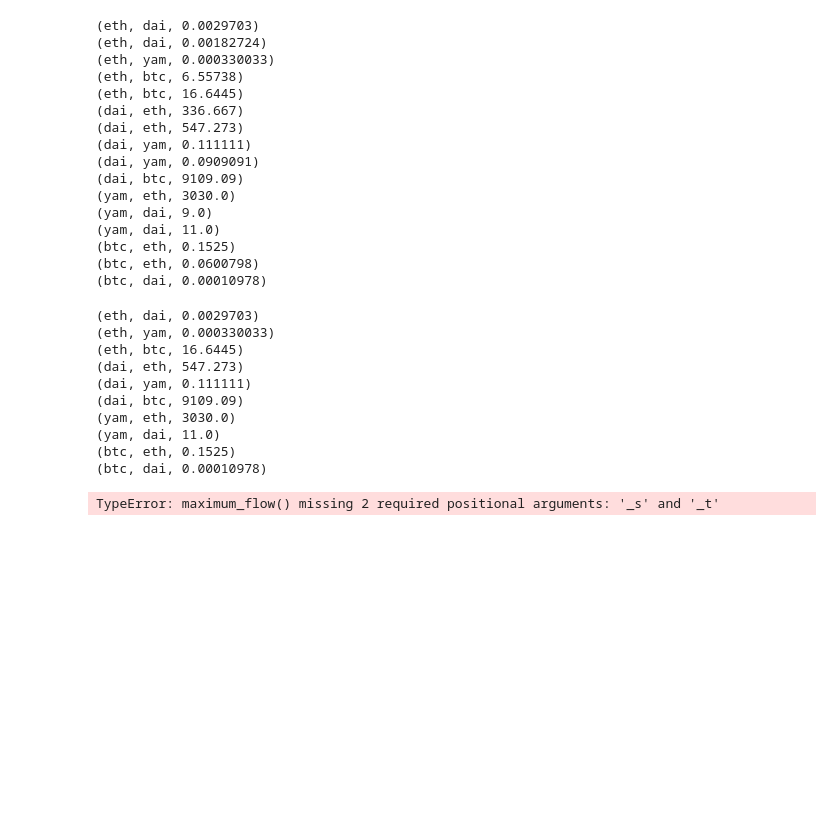
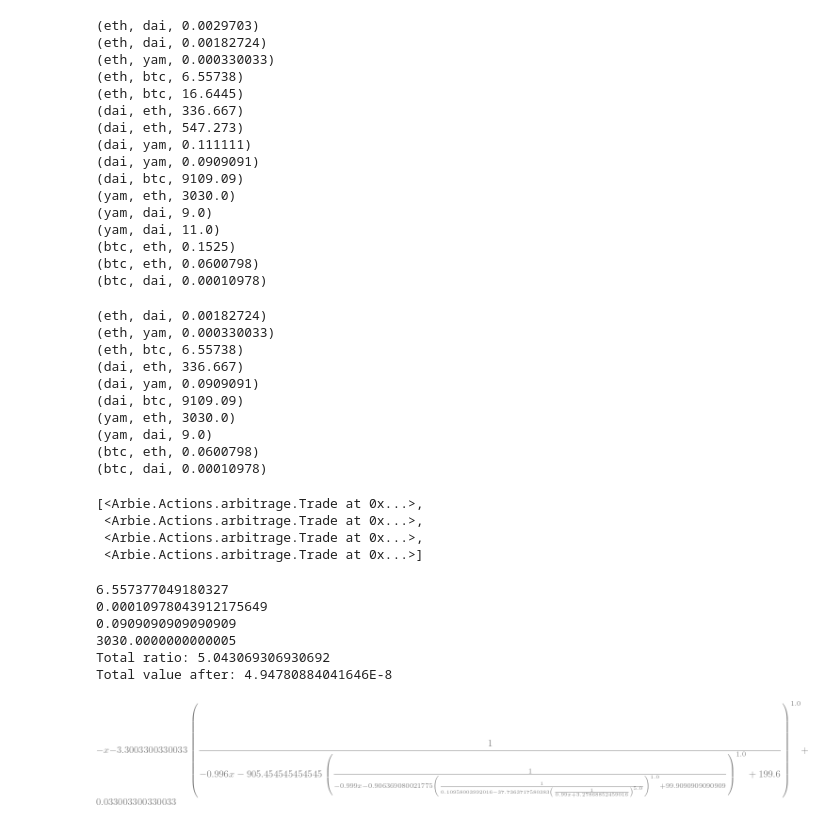
Before and after one commit to owodunni/arbie, a Jupyter notebook: example/TradingGraph.ipynb, the cells around one changed output. Cells and saved outputs as stored; diff of their text form; code cells hidden in the pictures; blank space fills up the shorter version.

```diff
--- a/example/TradingGraph.ipynb
+++ b/example/TradingGraph.ipynb
@@ -1,7 +1,7 @@
 # %%
 from Arbie import Token
 from Arbie.Actions.path_finder import TradingGraph
-from Arbie.Actions.amm import Amm
+from Arbie.Variables.pool import Pool
 import networkx as nx
 
 eth = Token('eth')  # 300
@@ -14,19 +14,19 @@ medium = 100
 large = 1000
 
 pools = [
-        Amm(
+        Pool(
             [eth, dai, yam],
             [small / 303.0, small / 0.9, small / 0.1],
             [1 / 3.0, 1 / 3.0, 1 / 3.0], 0.004),
-        Amm(
+        Pool(
             [eth, btc],
             [large / 305.0, large / 10000],
             [5 / 6, 1 / 6], 0.01),
-        Amm(
+        Pool(
             [eth, dai, btc],
             [medium / 301.0, medium / 1.1, medium / 10020],
             [1 / 2.0, 1 / 4.0, 1 / 4.0], 0.004),
-        Amm(
+        Pool(
             [dai, yam],
             [small / 1.1, small / 0.1],
             [1 / 2.0, 1 / 2.0], 0.001),
@@ -79,24 +79,52 @@ for (u, v, wt) in graph.get_edges().data('weight'):
 (btc, eth, 0.0600798)
 (btc, dai, 0.00010978)
 # %%
-from Arbie.Actions.path_finder import FilteredTradingGraph
+from Arbie.Variables.graph import FilteredTradingGraph
 
 f_graph = FilteredTradingGraph(graph)
 
 for (u, v, wt) in f_graph.get_edges().data('weight'):
     print(f"({u}, {v}, {wt:.6})")
 # %% [output]
-(eth, dai, 0.0029703)
+(eth, dai, 0.00182724)
 (eth, yam, 0.000330033)
-(eth, btc, 16.6445)
-(dai, eth, 547.273)
-(dai, yam, 0.111111)
+(eth, btc, 6.55738)
+(dai, eth, 336.667)
+(dai, yam, 0.0909091)
 (dai, btc, 9109.09)
 (yam, eth, 3030.0)
-(yam, dai, 11.0)
-(btc, eth, 0.1525)
+(yam, dai, 9.0)
+(btc, eth, 0.0600798)
 (btc, dai, 0.00010978)
-# %%
-nx.maximum_flow(f_graph.graph)
-# %% [output]
-TypeError: maximum_flow() missing 2 required positional arguments: '_s' and '_t'
+# %%
+from Arbie.Actions.path_finder import PathFinder, create_trade
+from Arbie.Actions import Store
+
+st = Store()
+st.add('UoA', eth)
+pf = PathFinder(st)
+cycles = pf.on_next(pools)
+trades = create_trade(cycles[0])
+trades
+# %% [output]
+[<Arbie.Actions.arbitrage.Trade at 0x...>,
+ <Arbie.Actions.arbitrage.Trade at 0x...>,
+ <Arbie.Actions.arbitrage.Trade at 0x...>,
+ <Arbie.Actions.arbitrage.Trade at 0x...>]
+# %%
+total_ratio = 1
+value = 0.00000001
+for trade in trades:
+    price = trade.pool.spot_price(trade.token_in, trade.token_out)
+    value = trade.pool.out_given_in(trade.token_in, trade.token_out, value)
+    total_ratio *= price
+    print(price)
+print(f"Total ratio: {1/total_ratio}")
+print(f"Total value after: {value}")
+# %% [output]
+6.557377049180327
+0.00010978043912175649
+0.0909090909090909
+3030.0000000000005
+Total ratio: 5.043069306930692
+Total value after: 4.94780884041646E-8
@@ -102,0 +135,8 @@ TypeError: maximum_flow() missing 2 required positional arguments: '_s' and '_t'
+# %%
+from Arbie.Actions.arbitrage import arbitrage_expr, arbitrage_diff_expr
+
+x = symbols('x')
+arb_expr = arbitrage_expr(trades)
+arb_expr
+# %% [output]
+[figure, added]
```
Also changed, not shown: parts of 3 cells of this notebook, 5 other files.
